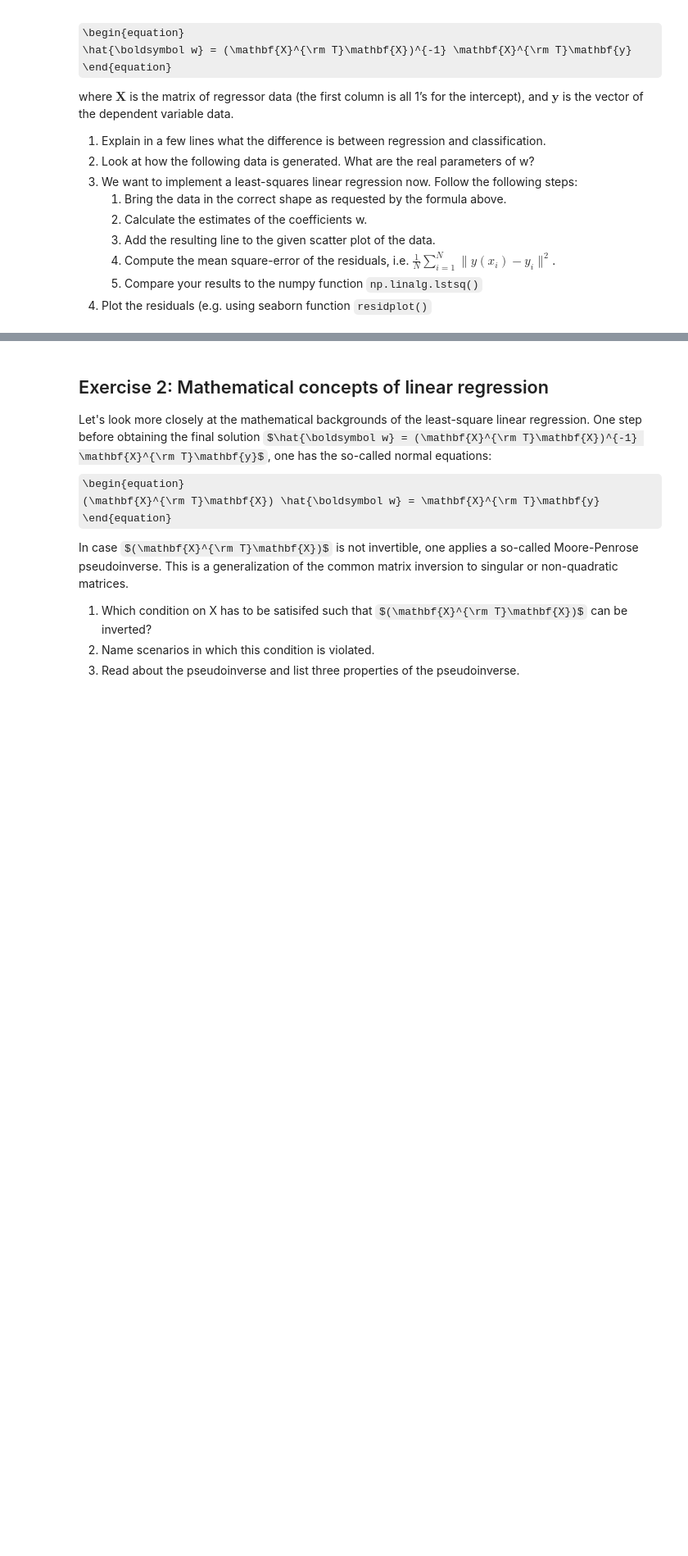
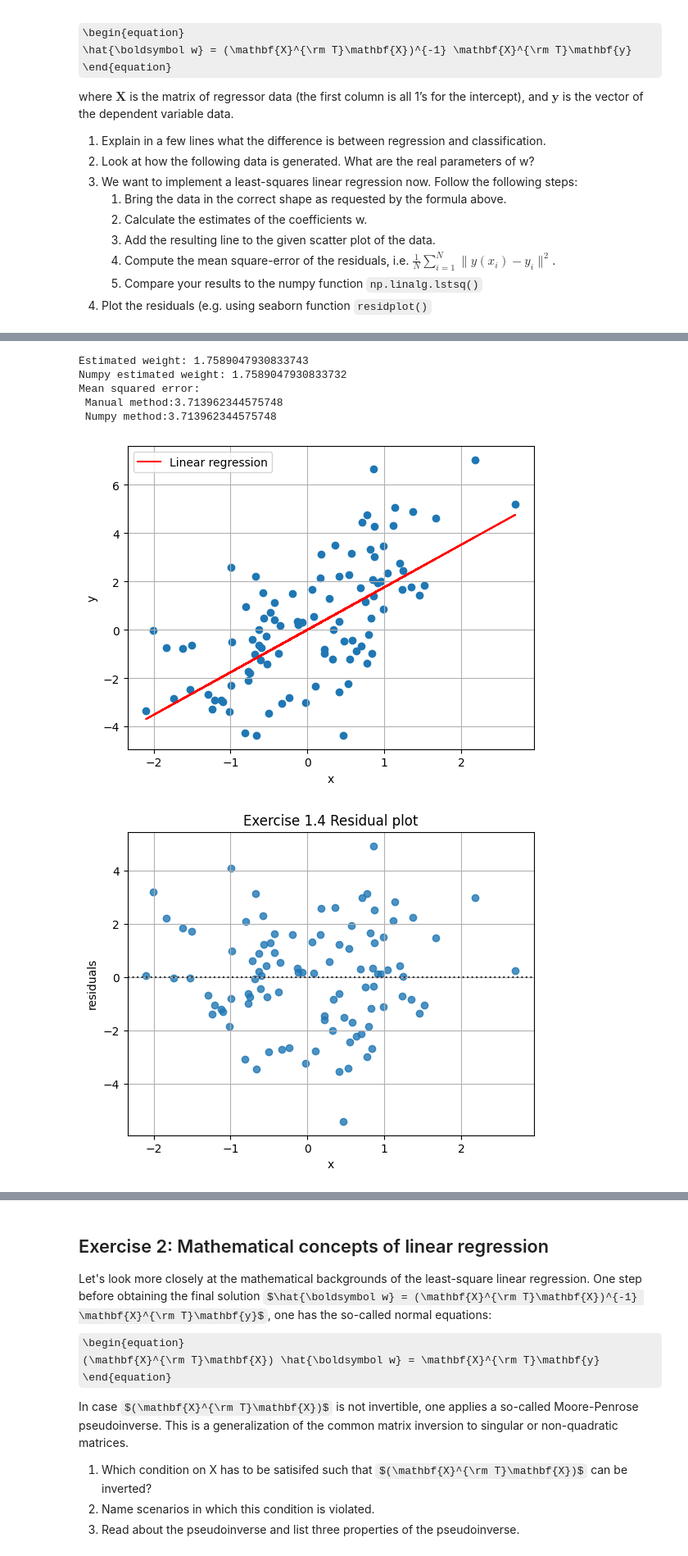
Before and after one commit to pschristodoulou/BCI_course, a Jupyter notebook: Assignments/Assignment10/assignment_10_linear_regression.ipynb, the cells around one changed output, grey strips where cells are left out. Shown at 82% size. Saved outputs shown, nothing was run; the diff lists cells and outputs as text; code cells hidden in the pictures; some formulas as TeX source; blank space fills up the shorter version.

```diff
--- a/Assignments/Assignment10/assignment_10_linear_regression.ipynb
+++ b/Assignments/Assignment10/assignment_10_linear_regression.ipynb
@@ -68,0 +78,42 @@ plt.ylabel("y")
+# %%
+# Exercise 1.3
+
+w_est = np.linalg.inv(X.T @ X) @ X.T @ y
+print("Estimated weight: {}".format(w_est.squeeze()))
+w_np, mse_np, _, _ = np.linalg.lstsq(X, y, rcond = None)
+print("Numpy estimated weight: {}".format(w_np.squeeze()))
+
+y_est = w_est * X  # not including w_0 since X doesn't have a column of ones
+                   # and because this is the estimation
+residuals = y - y_est
+mse = np.mean(residuals**2)
+# Numpy gives sum of residues from the start but not the mean
+print(f"Mean squared error: \n Manual method:{mse}\n Numpy method:{mse_np.squeeze()/N_samples}")
+
+
+# Plot the data
+plt.figure()
+plt.scatter(X, y)
+plt.plot(X, y_est, '-r', label='Linear regression')
+plt.grid()
+plt.xlabel("x")
+plt.ylabel("y")
+plt.legend()
+plt.show()
+
+# Exercise 1.4
+plt.figure()
+sns.residplot(x=X.squeeze(), y=residuals.squeeze(), lowess=False)
+plt.xlabel("x")
+plt.ylabel("residuals")
+plt.title("Exercise 1.4 Residual plot")
+plt.grid()
+plt.show()
+# %% [output]
+Estimated weight: 1.7589047930833743
+Numpy estimated weight: 1.7589047930833732
+Mean squared error:
+ Manual method:3.713962344575748
+ Numpy method:3.713962344575748
+[figure, added]
+[figure, added]
```
Also changed, not shown: parts of 14 cells of this notebook, 10 other files.
